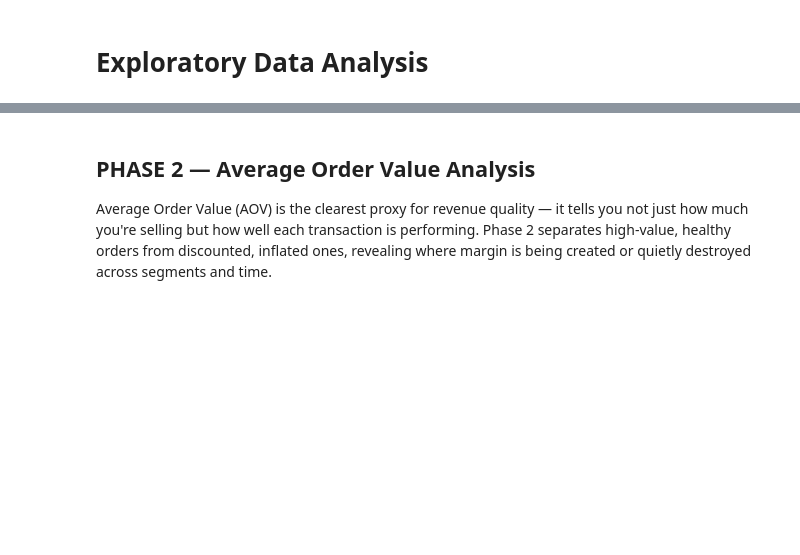
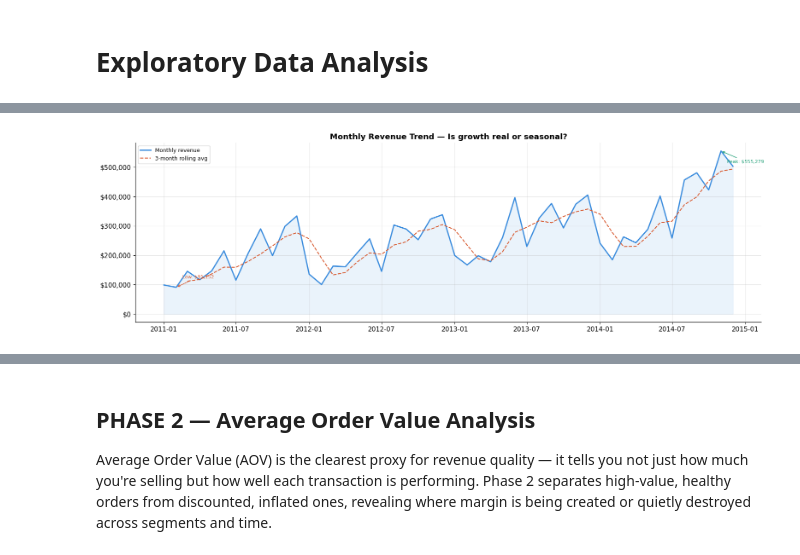
Before and after one commit to satwik12151/Capstone-Project-Group-3-, a Jupyter notebook: Capstone_Project_Group3.ipynb, the cells around one changed output, grey strips where cells are left out. Cells and saved outputs as stored; diff of their text form; code cells hidden in the pictures; blank space fills up the shorter version.

```diff
--- a/Capstone_Project_Group3.ipynb
+++ b/Capstone_Project_Group3.ipynb
@@ -273,0 +278,81 @@ memory usage: 7.6+ MB
+# %%
+import matplotlib.pyplot as plt
+import matplotlib.ticker as mticker
+import matplotlib.gridspec as gridspec
+import pandas as pd
+import numpy as np
+import warnings
+warnings.filterwarnings("ignore")
+
+# ── Colour palette
+C = {
+    "blue":   "#378ADD",
+    "coral":  "#D85A30",
+    "teal":   "#1D9E75",
+    "purple": "#7F77DD",
+    "amber":  "#BA7517",
+    "gray":   "#888780",
+}
+
+plt.rcParams.update({
+    "figure.facecolor": "white",
+    "axes.facecolor":   "white",
+    "axes.grid":        True,
+    "grid.alpha":       0.3,
+    "axes.spines.top":  False,
+    "axes.spines.right":False,
+    "font.size":        11,
+})
+
+# ── Prepare monthly revenue
+df["order_date"] = pd.to_datetime(df["Order Date"])
+df["order_ym"]   = df["order_date"].dt.to_period("M")
+
+monthly_rev = (
+    df.groupby("order_ym")["Sales"]
+    .sum()
+    .reset_index()
+    .rename(columns={"Sales": "monthly_revenue"})
+)
+monthly_rev["rolling_90d"] = monthly_rev["monthly_revenue"].rolling(3).mean()
+monthly_rev["ds"] = monthly_rev["order_ym"].dt.to_timestamp()
+
+# ── Plot
+fig, ax = plt.subplots(figsize=(16, 5))
+
+ax.plot(monthly_rev["ds"], monthly_rev["monthly_revenue"],
+        color=C["blue"], lw=2, label="Monthly revenue")
+ax.plot(monthly_rev["ds"], monthly_rev["rolling_90d"],
+        color=C["coral"], lw=1.5, ls="--", label="3-month rolling avg")
+ax.fill_between(monthly_rev["ds"], monthly_rev["monthly_revenue"],
+                alpha=0.1, color=C["blue"])
+ax.yaxis.set_major_formatter(mticker.FuncFormatter(lambda x, _: f"${x:,.0f}"))
+ax.set_title("Monthly Revenue Trend — Is growth real or seasonal?", fontweight="bold")
+ax.legend(fontsize=9)
+
+# ── Annotate peak and trough
+peak_idx   = monthly_rev["monthly_revenue"].idxmax()
+trough_idx = monthly_rev["monthly_revenue"].idxmin()
+peak_row   = monthly_rev.loc[peak_idx]
+trough_row = monthly_rev.loc[trough_idx]
+
+ax.annotate(f"Peak: ${peak_row['monthly_revenue']:,.0f}",
+            xy=(peak_row["ds"], peak_row["monthly_revenue"]),
+            xytext=(10, -20), textcoords="offset points",
+            fontsize=8, color=C["teal"],
+            arrowprops=dict(arrowstyle="->", color=C["teal"], lw=1))
+ax.annotate(f"Low: ${trough_row['monthly_revenue']:,.0f}",
+            xy=(trough_row["ds"], trough_row["monthly_revenue"]),
+            xytext=(10, 15), textcoords="offset points",
+            fontsize=8, color=C["coral"],
+            arrowprops=dict(arrowstyle="->", color=C["coral"], lw=1))
+
+plt.tight_layout()
+plt.show()
+
+# ── Key output
+print(f"Total revenue : ${df['Sales'].sum():,.0f}")
+print(f"Peak month    : {peak_row['ds'].strftime('%b %Y')} — ${peak_row['monthly_revenue']:,.0f}")
+print(f"Lowest month  : {trough_row['ds'].strftime('%b %Y')} — ${trough_row['monthly_revenue']:,.0f}")
+# %% [output]
+[figure, added]
```
Also changed, not shown: parts of 13 cells of this notebook.
